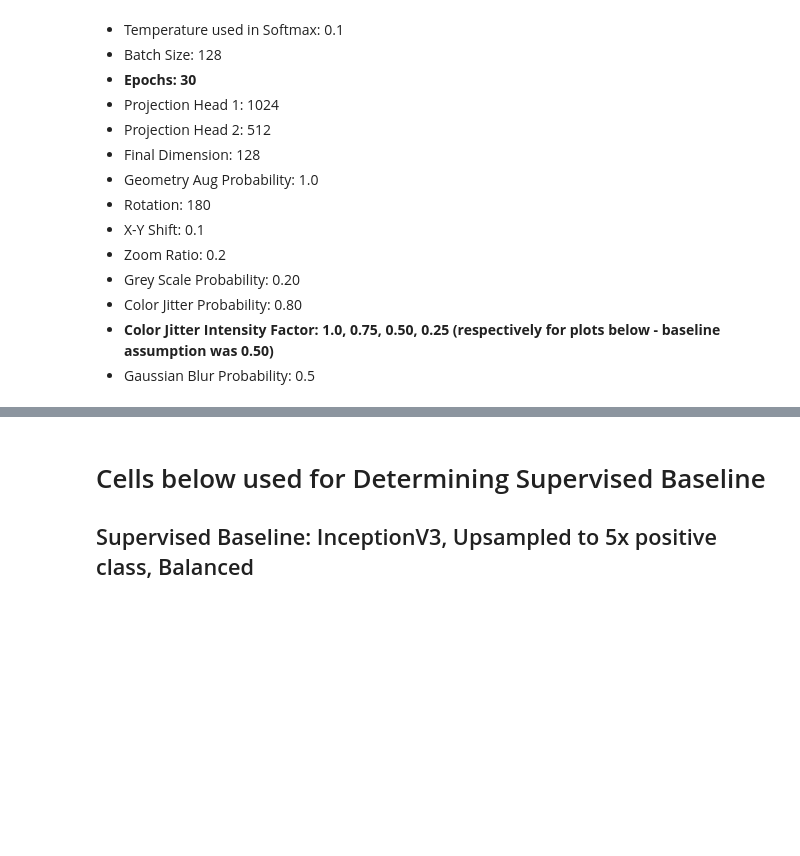
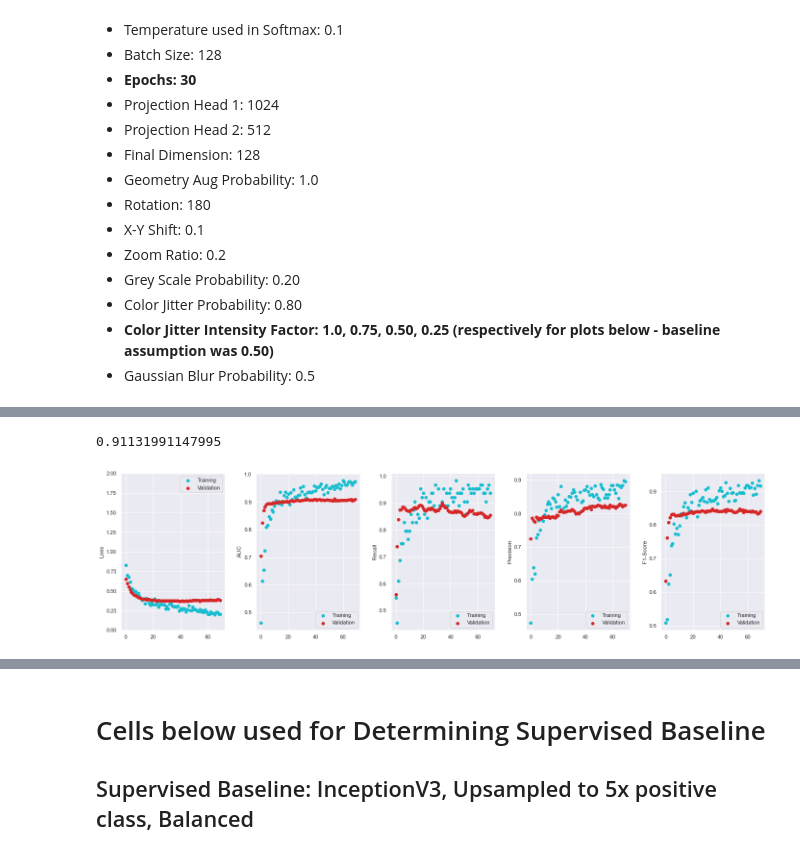
Before and after one commit to mariaauslander/capstone_fall20_irrigation, a Jupyter notebook: BigEarthData/epoch_metrics.ipynb, the cells around one changed output, grey strips where cells are left out. Drawn from its saved outputs; the diff is of its cells as text; code cells hidden in the pictures; blank space fills up the shorter version.

```diff
--- a/BigEarthData/epoch_metrics.ipynb
+++ b/BigEarthData/epoch_metrics.ipynb
@@ -338,0 +411,5 @@ Intensity Factor of 0.5
+# %%
+plot_metrics(pd.read_pickle(os.path.join(model_path, 'simclr_finetune_3percent_do50_lr0001_s50_zoom40_rot90_e100.pkl')))
+# %% [output]
+0.91131991147995
+[figure, added]
```
Also changed, not shown: parts of 16 cells of this notebook, 1 other file.
